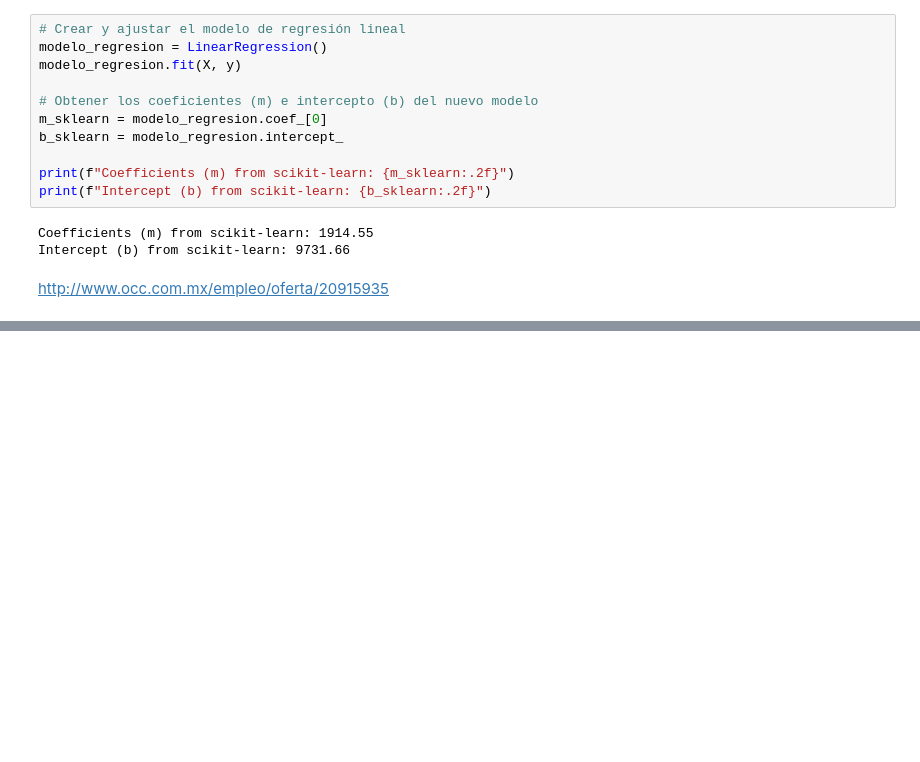
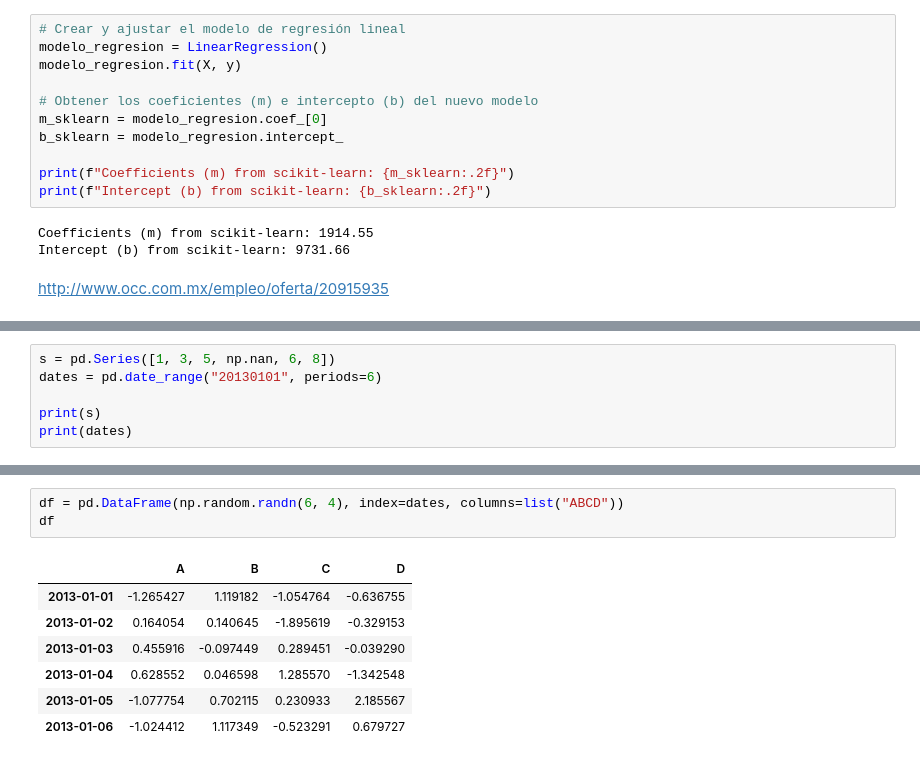
Before and after one commit to MartinezOrtizEduardoAntonio/mineria_de_datos, a Jupyter notebook: Untitled1.ipynb, the cells around one changed output, grey strips where cells are left out. Cells and saved outputs as stored; diff of their text form; blank space fills up the shorter version.

```diff
--- a/Untitled1.ipynb
+++ b/Untitled1.ipynb
@@ -654,0 +660,6 @@ http://www.occ.com.mx/empleo/oferta/20915935
+# %%
+s = pd.Series([1, 3, 5, np.nan, 6, 8])
+dates = pd.date_range("20130101", periods=6)
+
+print(s)
+print(dates)
@@ -654,0 +677,11 @@ http://www.occ.com.mx/empleo/oferta/20915935
+# %%
+df = pd.DataFrame(np.random.randn(6, 4), index=dates, columns=list("ABCD"))
+df
+# %% [output]
+|  | A | B | C | D |
+| 2013-01-01 | -1.265427 | 1.119182 | -1.054764 | -0.636755 |
+| 2013-01-02 | 0.164054 | 0.140645 | -1.895619 | -0.329153 |
+| 2013-01-03 | 0.455916 | -0.097449 | 0.289451 | -0.039290 |
+| 2013-01-04 | 0.628552 | 0.046598 | 1.285570 | -1.342548 |
+| 2013-01-05 | -1.077754 | 0.702115 | 0.230933 | 2.185567 |
+| 2013-01-06 | -1.024412 | 1.117349 | -0.523291 | 0.679727 |
```
Also changed, not shown: parts of 4 cells of this notebook.
